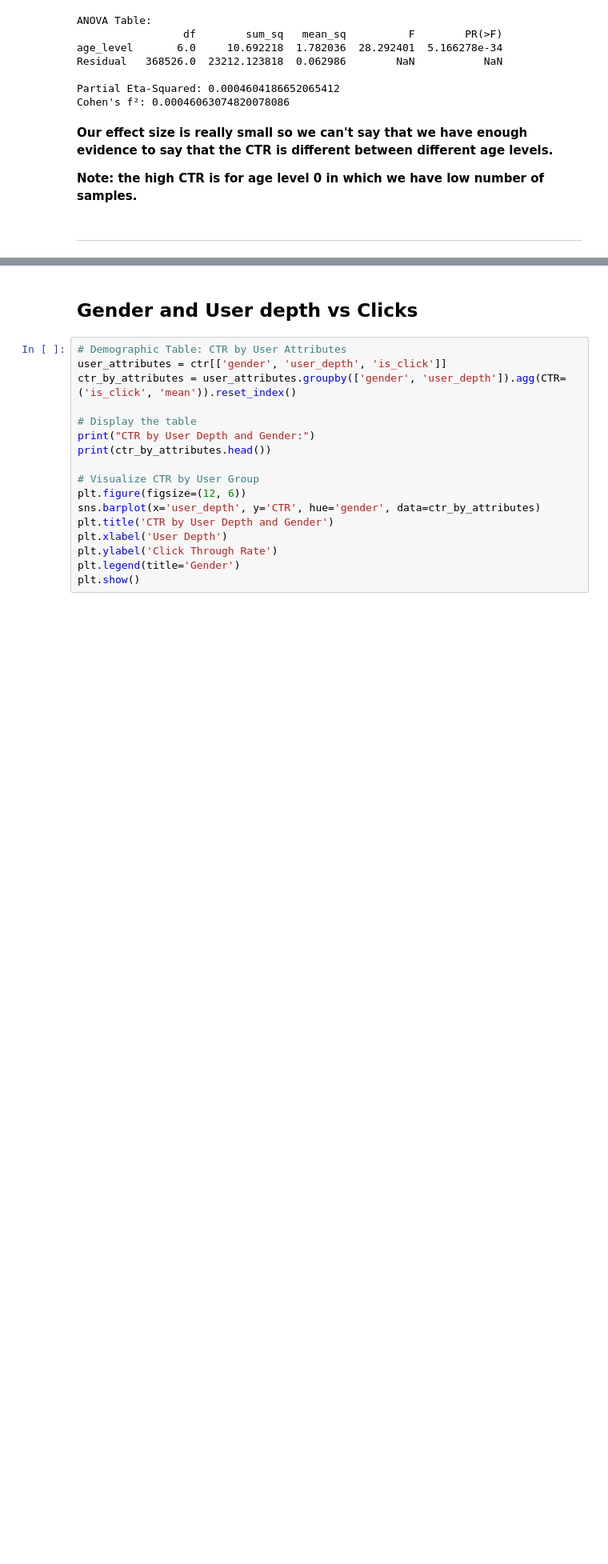
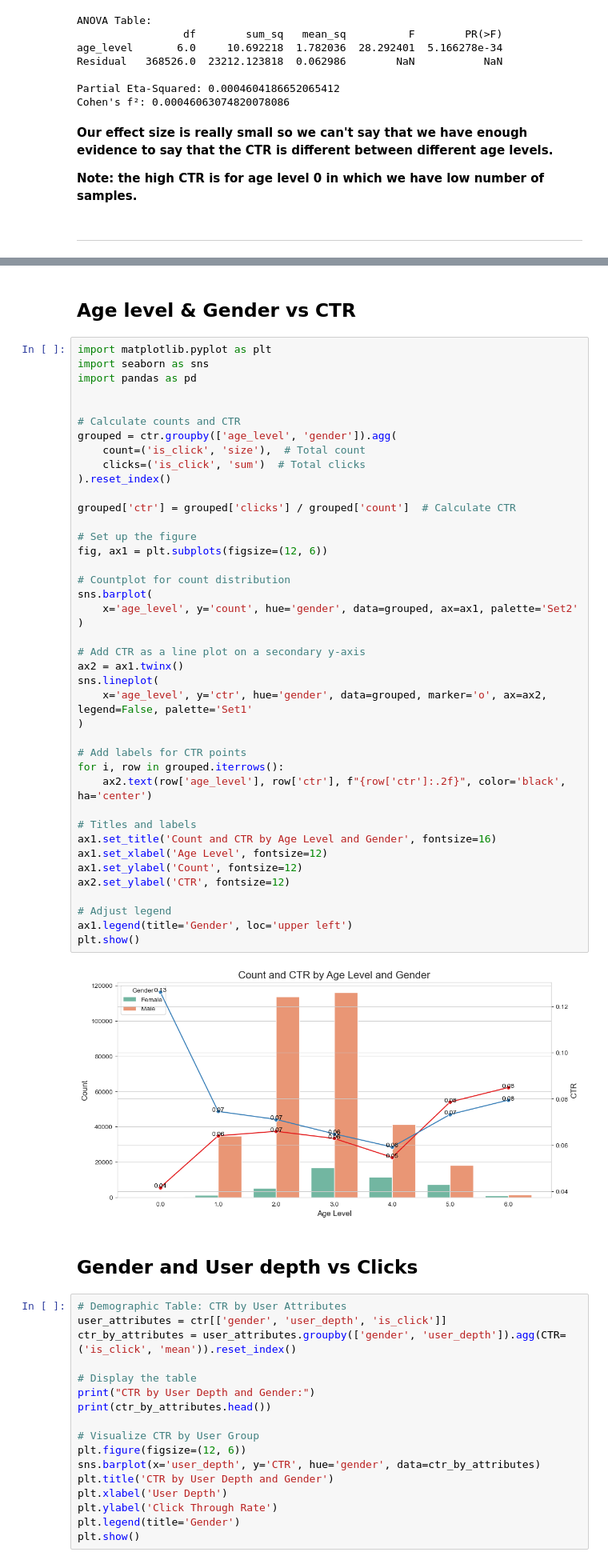
Before and after one commit to bagel-not-kaggle/YDATA-kaggle-assignment, a Jupyter notebook: notebooks/CTR_Data_EDA.ipynb, the cells around one changed output, grey strips where cells are left out. Shown at 80% size. Saved outputs shown, nothing was run; the diff lists cells and outputs as text; blank space fills up the shorter version.

```diff
--- a/notebooks/CTR_Data_EDA.ipynb
+++ b/notebooks/CTR_Data_EDA.ipynb
@@ -249,3 +265,48 @@ Cohen's f²: 0.00046063074820078086
+# %% [markdown]
+## Age level & Gender vs CTR
+# %%
+import matplotlib.pyplot as plt
+import seaborn as sns
+import pandas as pd
+
+
+# Calculate counts and CTR
+grouped = ctr.groupby(['age_level', 'gender']).agg(
+    count=('is_click', 'size'),  # Total count
+    clicks=('is_click', 'sum')  # Total clicks
+).reset_index()
+
+grouped['ctr'] = grouped['clicks'] / grouped['count']  # Calculate CTR
+
+# Set up the figure
+fig, ax1 = plt.subplots(figsize=(12, 6))
+
+# Countplot for count distribution
+sns.barplot(
+    x='age_level', y='count', hue='gender', data=grouped, ax=ax1, palette='Set2'
+)
+
+# Add CTR as a line plot on a secondary y-axis
+ax2 = ax1.twinx()
+sns.lineplot(
+    x='age_level', y='ctr', hue='gender', data=grouped, marker='o', ax=ax2, legend=False, palette='Set1'
+)
+
+# Add labels for CTR points
+for i, row in grouped.iterrows():
+    ax2.text(row['age_level'], row['ctr'], f"{row['ctr']:.2f}", color='black', ha='center')
+
+# Titles and labels
+ax1.set_title('Count and CTR by Age Level and Gender', fontsize=16)
+ax1.set_xlabel('Age Level', fontsize=12)
+ax1.set_ylabel('Count', fontsize=12)
+ax2.set_ylabel('CTR', fontsize=12)
+
+# Adjust legend
+ax1.legend(title='Gender', loc='upper left')
+plt.show()
+# %% [output]
+[figure, added]
 # %% [markdown]
 ## Gender and User depth vs Clicks
 # %%
```
Also changed, not shown: parts of 2 cells of this notebook, 17 other files.
